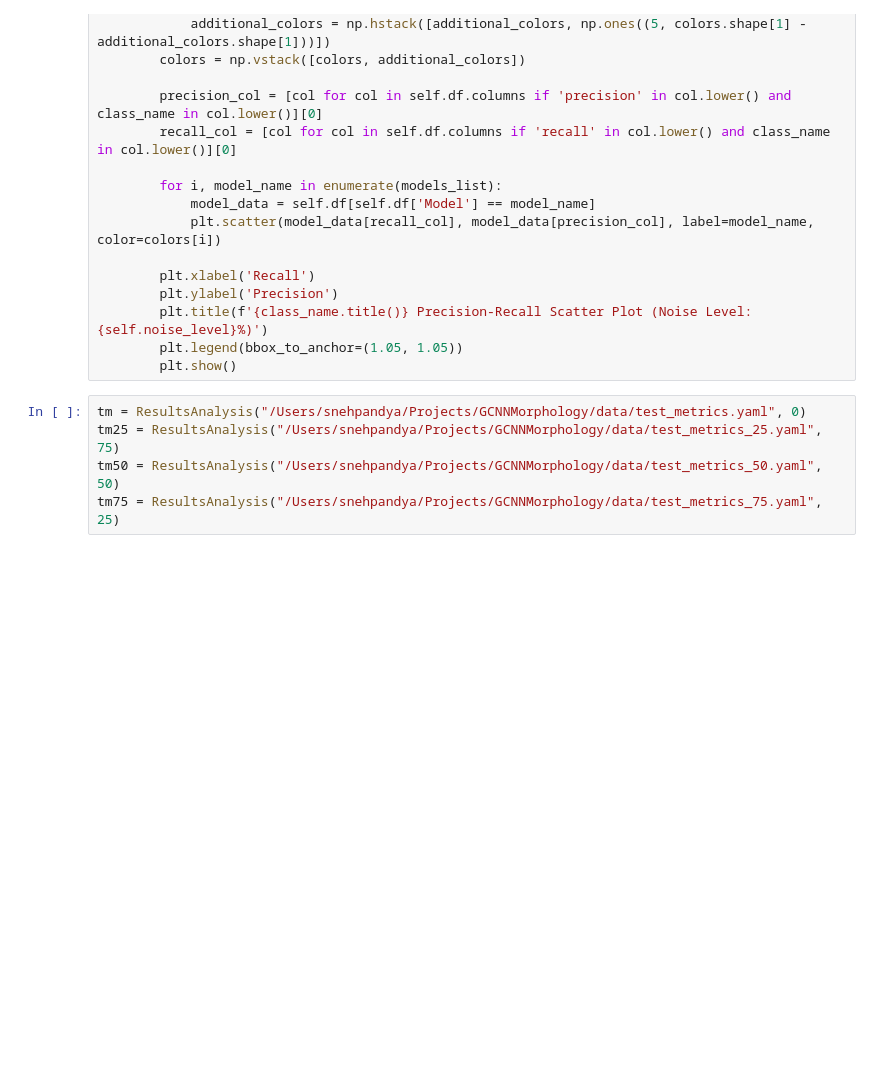
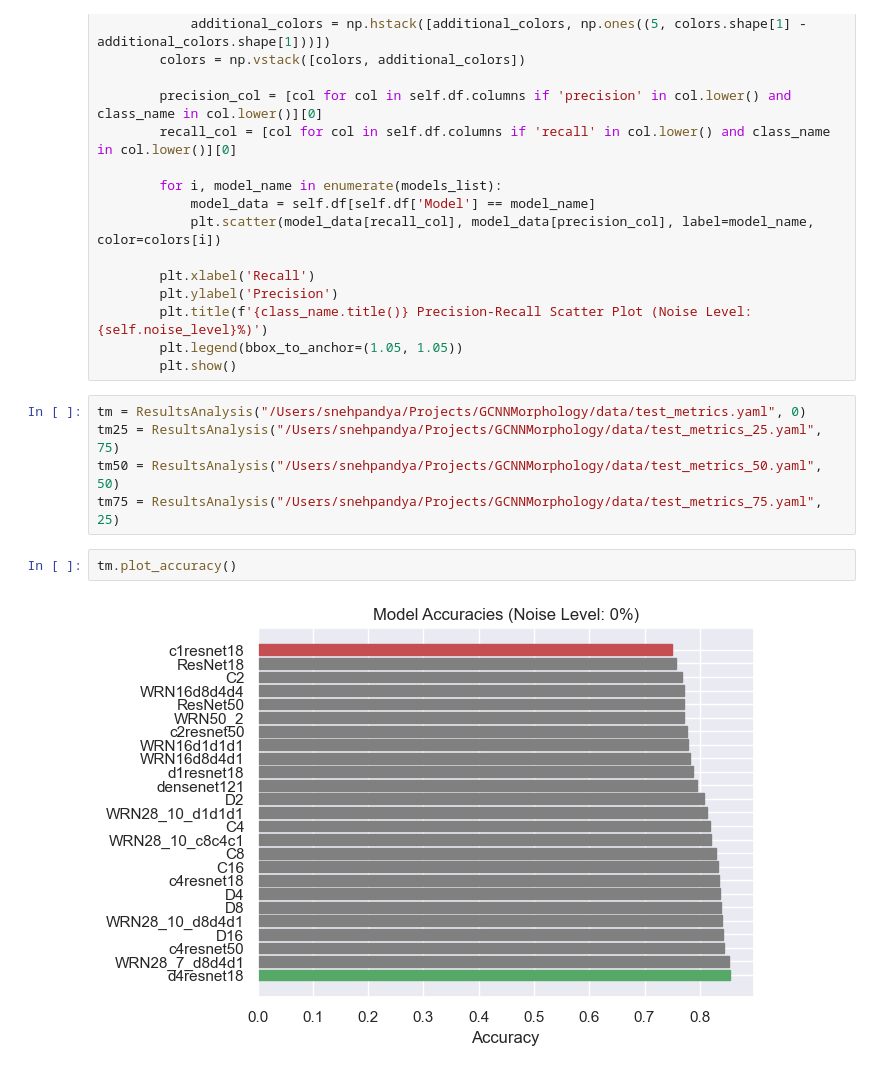
Before and after one commit to snehjp2/GCNNMorphology, a Jupyter notebook: src/notebooks/results_analysis.ipynb, the cells around one changed output. Saved outputs shown, nothing was run; the diff lists cells and outputs as text; blank space fills up the shorter version.

```diff
--- a/src/notebooks/results_analysis.ipynb
+++ b/src/notebooks/results_analysis.ipynb
@@ -131,3 +131,7 @@ tm = ResultsAnalysis("/Users/snehpandya/Projects/GCNNMorphology/data/test_metric
 tm25 = ResultsAnalysis("/Users/snehpandya/Projects/GCNNMorphology/data/test_metrics_25.yaml", 75)
 tm50 = ResultsAnalysis("/Users/snehpandya/Projects/GCNNMorphology/data/test_metrics_50.yaml", 50)
 tm75 = ResultsAnalysis("/Users/snehpandya/Projects/GCNNMorphology/data/test_metrics_75.yaml", 25)
+# %%
+tm.plot_accuracy()
+# %% [output]
+[figure, added]
```
Also changed, not shown: parts of 2 cells of this notebook, 2 other files.
